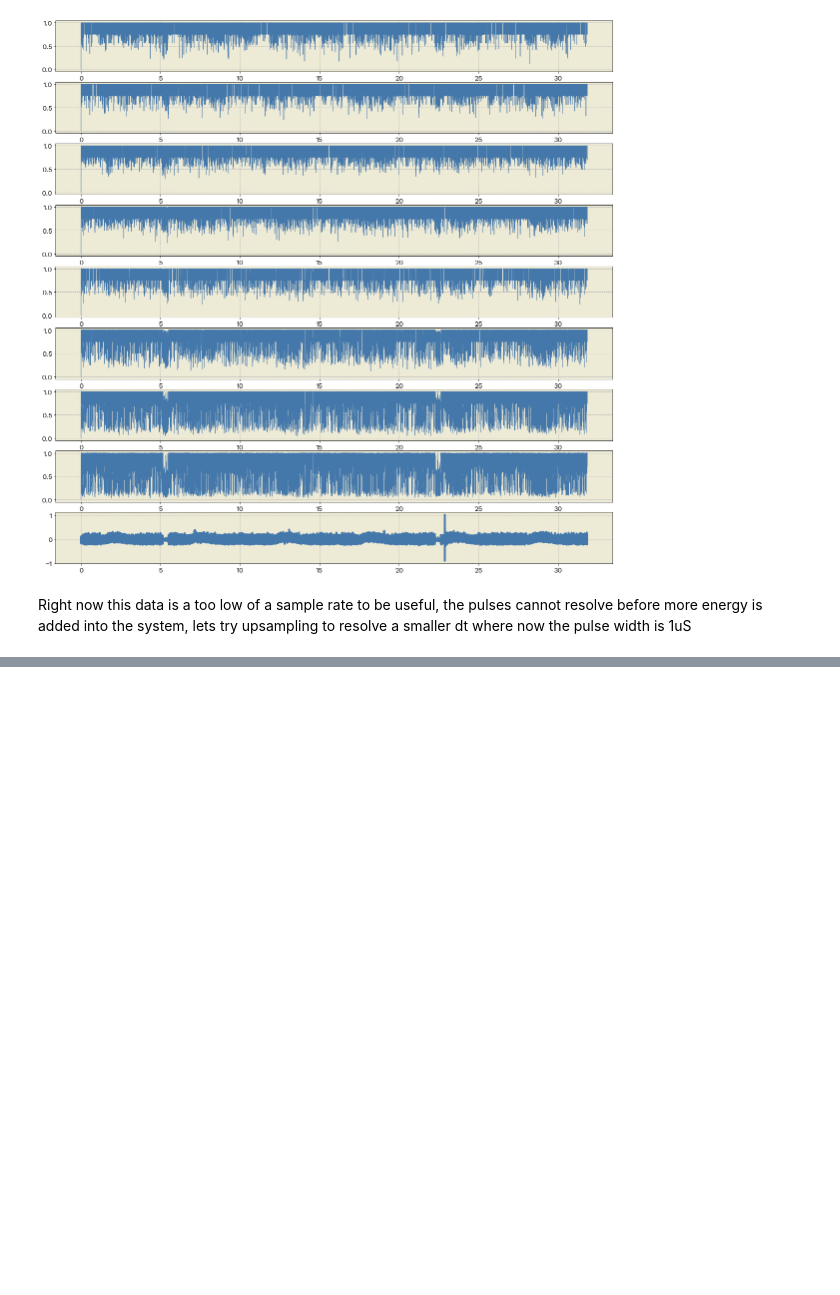
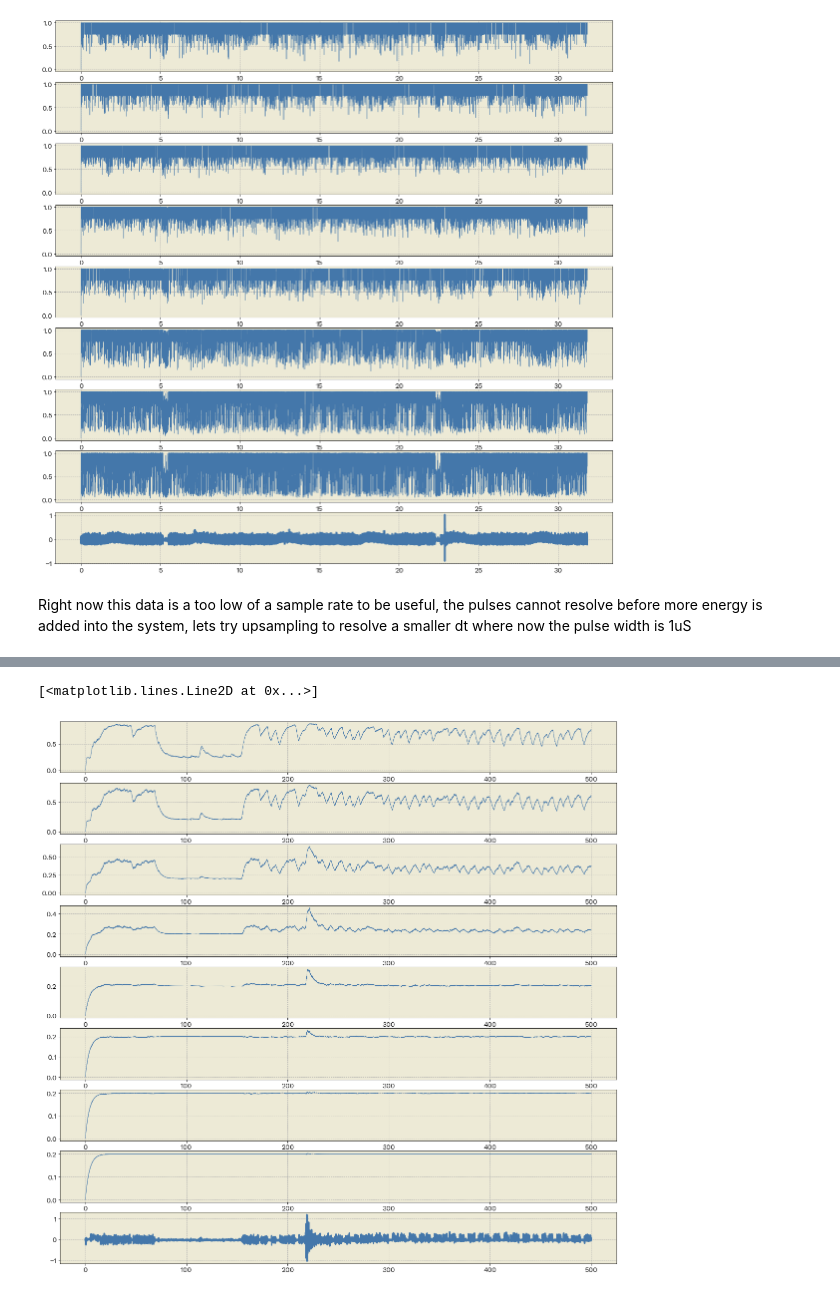
Before and after one commit to clocktop/feature_extractor_model, a Jupyter notebook: feature_extractor_model_exploration.ipynb, the cells around one changed output, grey strips where cells are left out. Cells and saved outputs as stored; diff of their text form; code cells hidden in the pictures; blank space fills up the shorter version.

```diff
--- a/feature_extractor_model_exploration.ipynb
+++ b/feature_extractor_model_exploration.ipynb
@@ -545,0 +564,10 @@ NameError: name 'pulse_trains' is not defined
+# %%
+fig, axs = plt.subplots(9,1, figsize=[20,20])
+
+for index, pulses_train in enumerate(edms):
+    axs[index].plot(time_series, edms[index], linewidth=0.75)
+
+axs[8].plot(time_series,data_upsampled)
+# %% [output]
+[<matplotlib.lines.Line2D at 0x...>]
+[figure, added]
```
Also changed, not shown: parts of 11 cells of this notebook, 4 other files.
